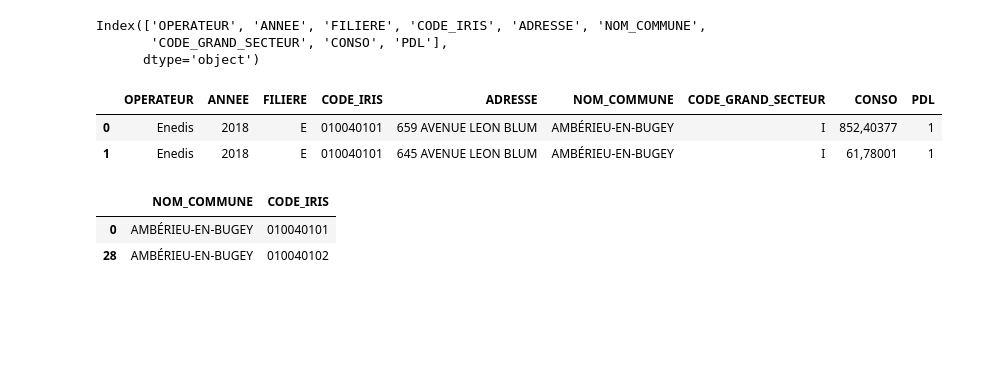
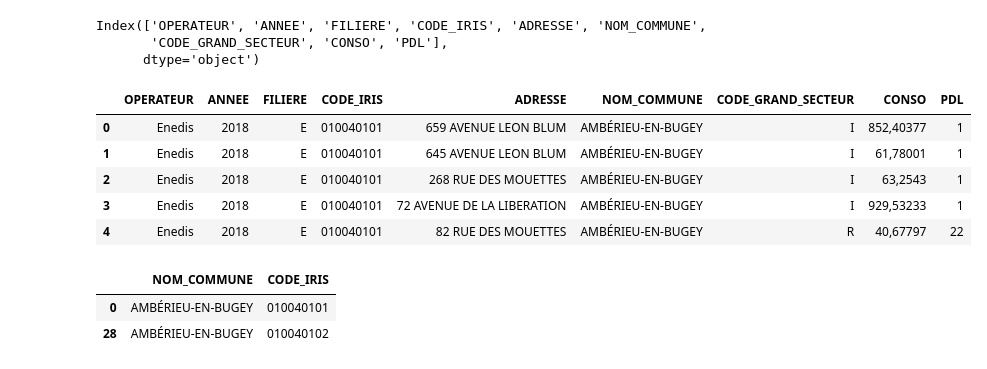
Before and after one commit to myg-af/energies_final, a Jupyter notebook: final_project.ipynb, the cells around one changed output. Drawn from its saved outputs; the diff is of its cells as text; code cells hidden in the pictures; blank space fills up the shorter version.

```diff
--- a/final_project.ipynb
+++ b/final_project.ipynb
@@ -41,12 +41,15 @@ Index(['OPERATEUR', 'ANNEE', 'FILIERE', 'CODE_IRIS', 'ADRESSE', 'NOM_COMMUNE',
 # %%
 #concatenate with pd
 elec_adresse = [addresse_2018, addresse_2019]
 result_elec = pd.concat(elec_adresse).drop_duplicates()
-result_elec.head(2)
+result_elec.head(5)
 # %% [output]
 |  | OPERATEUR | ANNEE | FILIERE | CODE_IRIS | ADRESSE | NOM_COMMUNE | CODE_GRAND_SECTEUR | CONSO | PDL |
 | 0 | Enedis | 2018 | E | 010040101 | 659 AVENUE LEON BLUM | AMBÉRIEU-EN-BUGEY | I | 852,40377 | 1 |
 | 1 | Enedis | 2018 | E | 010040101 | 645 AVENUE LEON BLUM | AMBÉRIEU-EN-BUGEY | I | 61,78001 | 1 |
+| 2 | Enedis | 2018 | E | 010040101 | 268 RUE DES MOUETTES | AMBÉRIEU-EN-BUGEY | I | 63,2543 | 1 |
+| 3 | Enedis | 2018 | E | 010040101 | 72 AVENUE DE LA LIBERATION | AMBÉRIEU-EN-BUGEY | I | 929,53233 | 1 |
+| 4 | Enedis | 2018 | E | 010040101 | 82 RUE DES MOUETTES | AMBÉRIEU-EN-BUGEY | R | 40,67797 | 22 |
 # %%
 result_elec2 = result_elec[['NOM_COMMUNE','CODE_IRIS']].drop_duplicates()
 result_elec2.head(2)
```
Also changed, not shown: 8 other files.
